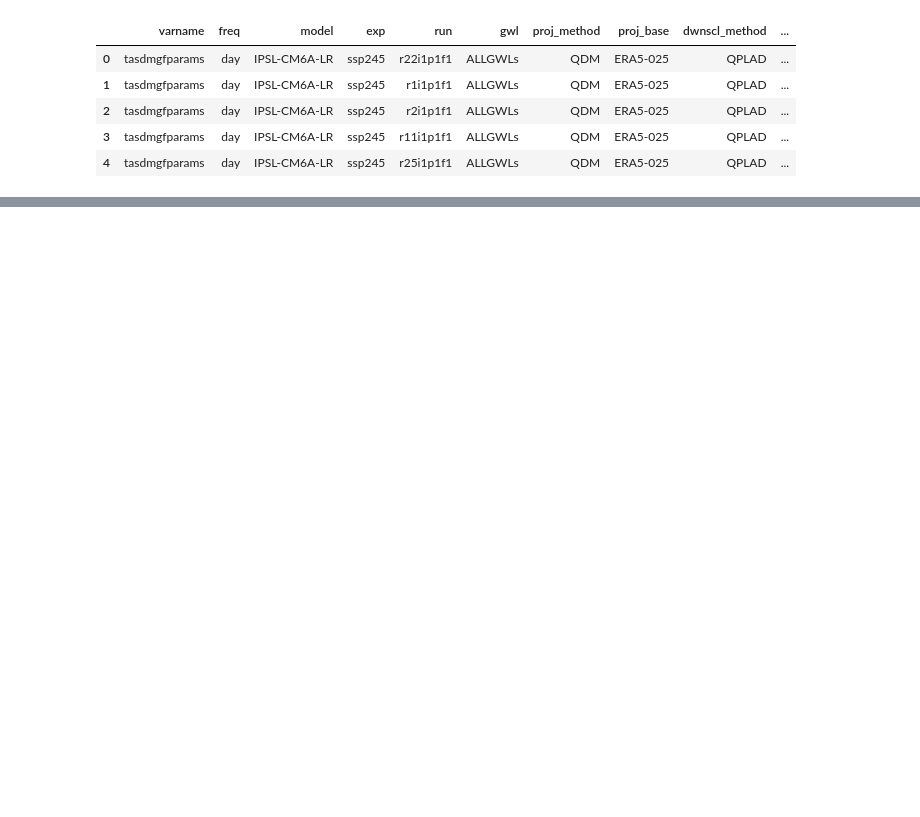
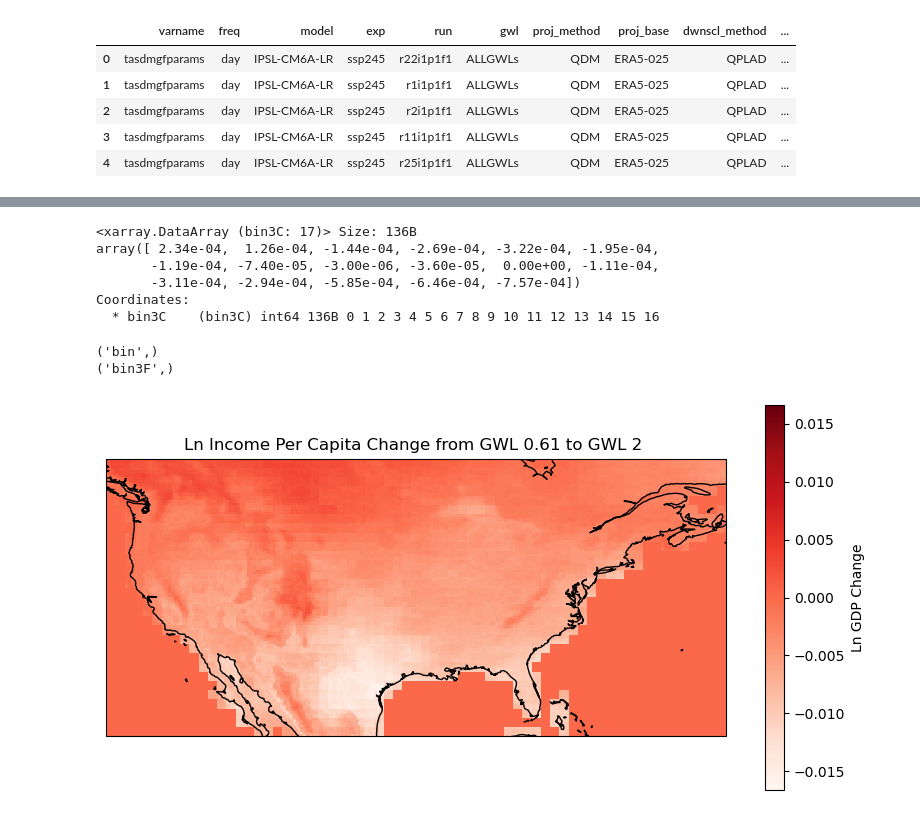
Before and after one commit to econwiz/summeraliaclimate, a Jupyter notebook: code/damage_func_across_bins.ipynb, the cells around one changed output, grey strips where cells are left out. Cells and saved outputs as stored; diff of their text form; code cells hidden in the pictures; blank space fills up the shorter version.

```diff
--- a/code/damage_func_across_bins.ipynb
+++ b/code/damage_func_across_bins.ipynb
@@ -27 +124,3 @@ import pandas as pd
+# %%
+df_new = df.copy()
 # %%
@@ -129,0 +132,31 @@ ModuleNotFoundError: No module named 'matplotlibs'
+# %%
+import numpy as np
+
+dmgf_dnh_3C = dmgf_dnh.rename({'bin':'bin3C'})
+
+dmgf_dnh_3C = dmgf_dnh_3C.assign_coords(bin3C = ('bin3C', np.arange(dmgf_dnh_3C.sizes['bin3C'])))
+# %% [output]
+<xarray.DataArray (bin3C: 17)> Size: 136B
+array([ 2.34e-04,  1.26e-04, -1.44e-04, -2.69e-04, -3.22e-04, -1.95e-04,
+       -1.19e-04, -7.40e-05, -3.00e-06, -3.60e-05,  0.00e+00, -1.11e-04,
+       -3.11e-04, -2.94e-04, -5.85e-04, -6.46e-04, -7.57e-04])
+Coordinates:
+  * bin3C    (bin3C) int64 136B 0 1 2 3 4 5 6 7 8 9 10 11 12 13 14 15 16
+# %%
+def rebin_to_3C_by_groupby(da):
+
+    edges_C = np.concatenate(([-np.inf], np.arange(-15, 31, 3), [np.inf]))
+    edges_K = edges_C + 273.15
+
+    mid_C = (edges_C[:-1] + edges_C[1:]) / 2
+
+    fine_vals = da['bin_f'].values
+    indices = np.digitize(fine_vals, edges_K) - 1
+
+    da2 = da.assign_coords(bin3C=('bin_f', indices))
+
+    rebinned = da2.groupby('bin3C').sum(dim='bin_f')
+
+    rebinned = rebinned.assign_coords({'bin3C':np.arange(rebinned.sizes['bin3C']),'mid_C_degC': ('bin3C', mid_C)})
+
+    return rebinned
@@ -129,0 +190,28 @@ ModuleNotFoundError: No module named 'matplotlibs'
+# %%
+impact_dnh_all  = xr.concat(impact_dnh_list, dim='model') \
+                   .assign_coords(model=model_labels)
+impact_dnh_mean = impact_dnh_all.mean(dim='model')
+
+
+import matplotlib.pyplot as plt
+import cartopy.crs as ccrs
+
+def plot_map(data, title, cbar_label):
+
+    fig = plt.figure(figsize=(10, 5))
+    ax = plt.axes(projection=ccrs.PlateCarree())
+    data.plot(ax=ax, cmap='Reds', cbar_kwargs={'label': cbar_label})
+    ax.coastlines()
+    ax.set_title(title)
+    plt.show()
+# %%
+print(dmgf_dnh.dims)
+dmgf_3F = dmgf_dnh.rename({'bin':'bin3F'})
+print(dmgf_3F.dims)
+# %% [output]
+('bin',)
+('bin3F',)
+# %%
+plot_map(impact_dnh, "Ln Income Per Capita Change from GWL 0.61 to GWL 2 ", "Ln GDP Change")
+# %% [output]
+[figure, added]
```
Also changed, not shown: parts of 18 cells of this notebook.
